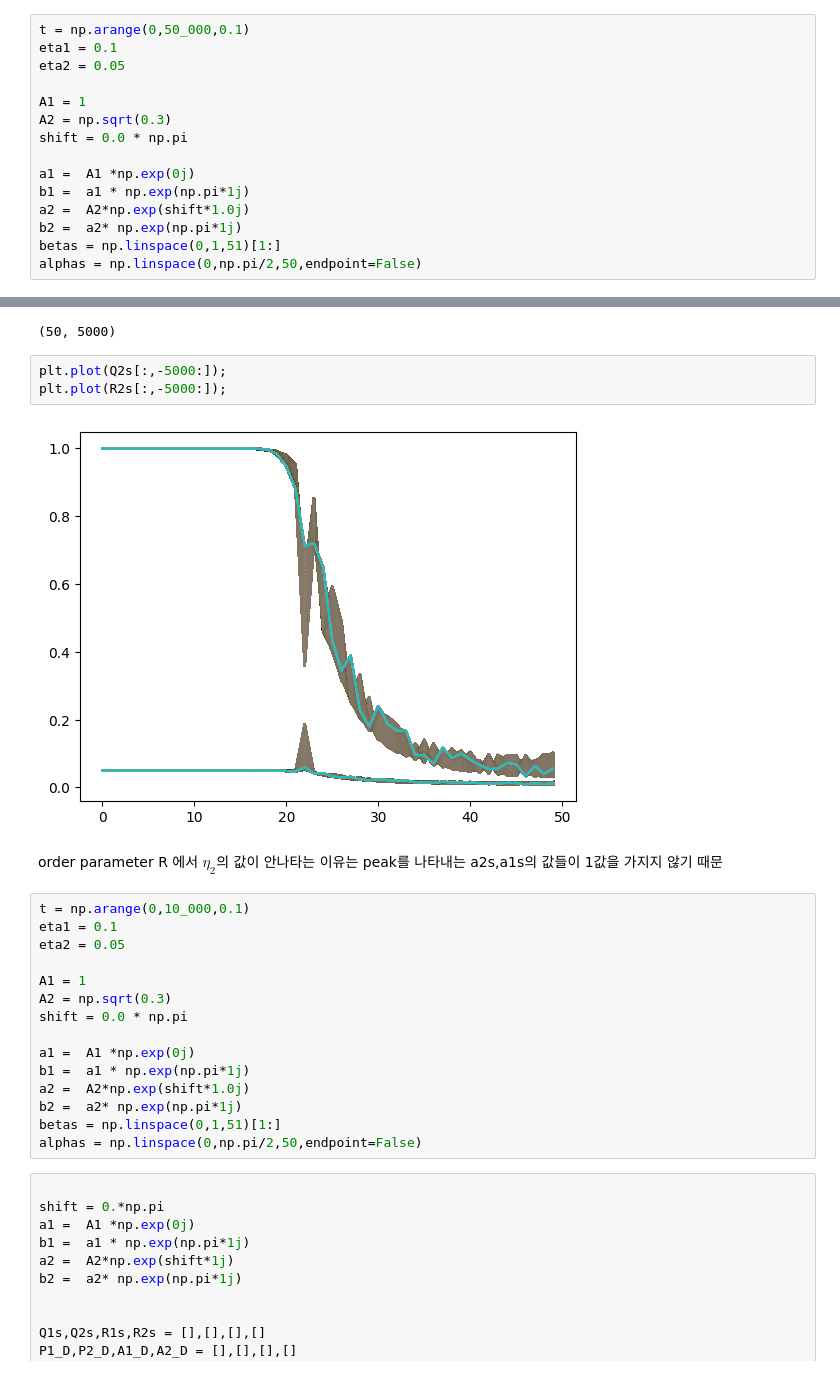
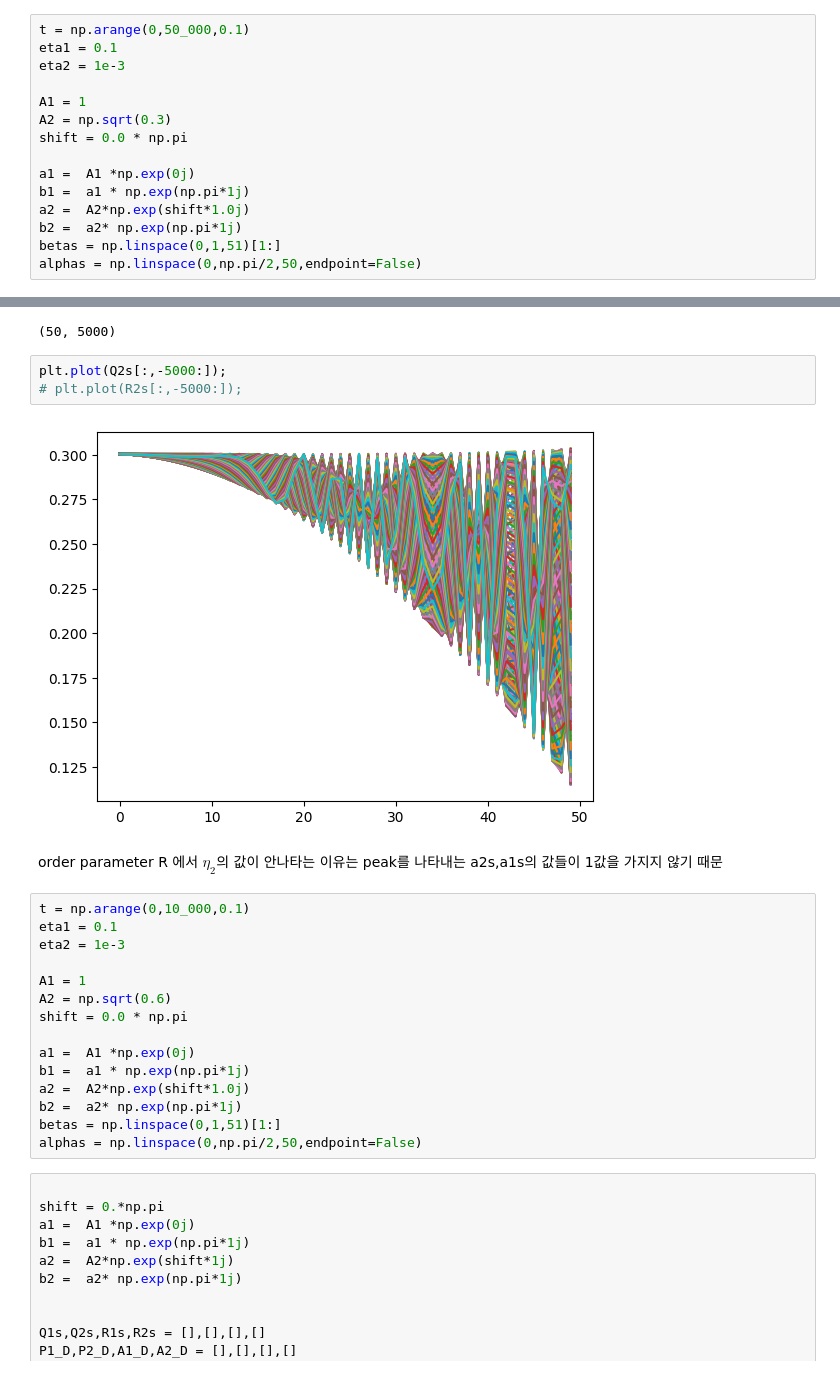
Before and after one commit to Gug-Young/Active_Rotator, a Jupyter notebook: 240801 Simulation and check Modified OA ansatz.ipynb, the cells around one changed output, grey strips where cells are left out. Cells and saved outputs as stored; diff of their text form.

```diff
--- a/240801 Simulation and check Modified OA ansatz.ipynb
+++ b/240801 Simulation and check Modified OA ansatz.ipynb
@@ -55,7 +55,7 @@ def to_complex(Zs):
 # %%
 t = np.arange(0,50_000,0.1)
 eta1 = 0.1
-eta2 = 0.05
+eta2 = 1e-3
 
 A1 = 1
 A2 = np.sqrt(0.3)
@@ -152,18 +154,18 @@ Q2s.shape
 (50, 5000)
 # %%
 plt.plot(Q2s[:,-5000:]);
-plt.plot(R2s[:,-5000:]);
+# plt.plot(R2s[:,-5000:]);
 # %% [output]
-[figure, old version]
+[figure, new version]
 # %% [markdown]
 order parameter  R 에서 $\eta_2$의 값이 안나타는 이유는 peak를 나타내는 a2s,a1s의 값들이 1값을 가지지 않기 때문
 # %%
 t = np.arange(0,10_000,0.1)
 eta1 = 0.1
-eta2 = 0.05
+eta2 = 1e-3
 
 A1 = 1
-A2 = np.sqrt(0.3)
+A2 = np.sqrt(0.6)
 shift = 0.0 * np.pi
 
 a1 =  A1 *np.exp(0j)
```
Also changed, not shown: parts of 4 cells of this notebook, 1 other file.
